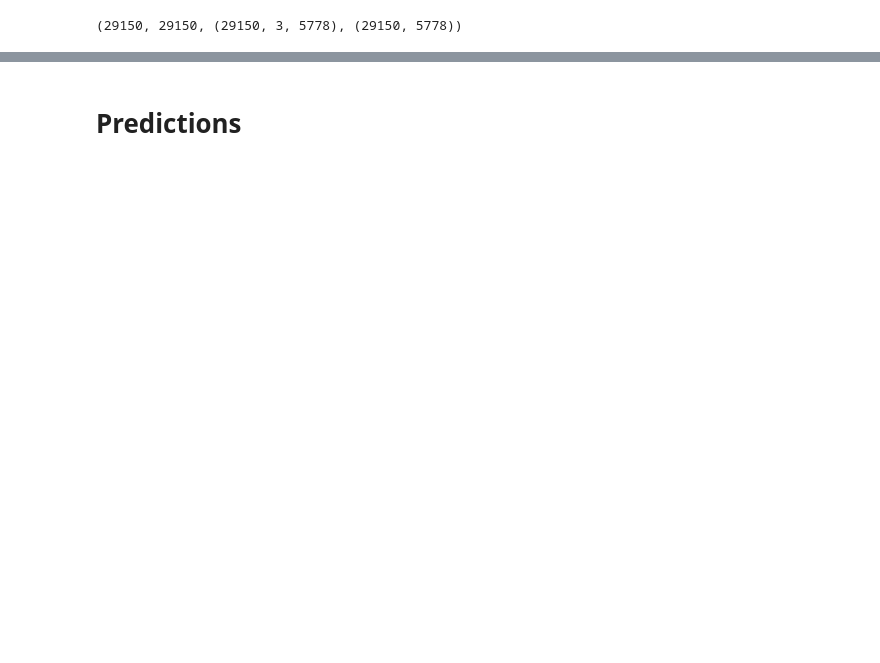
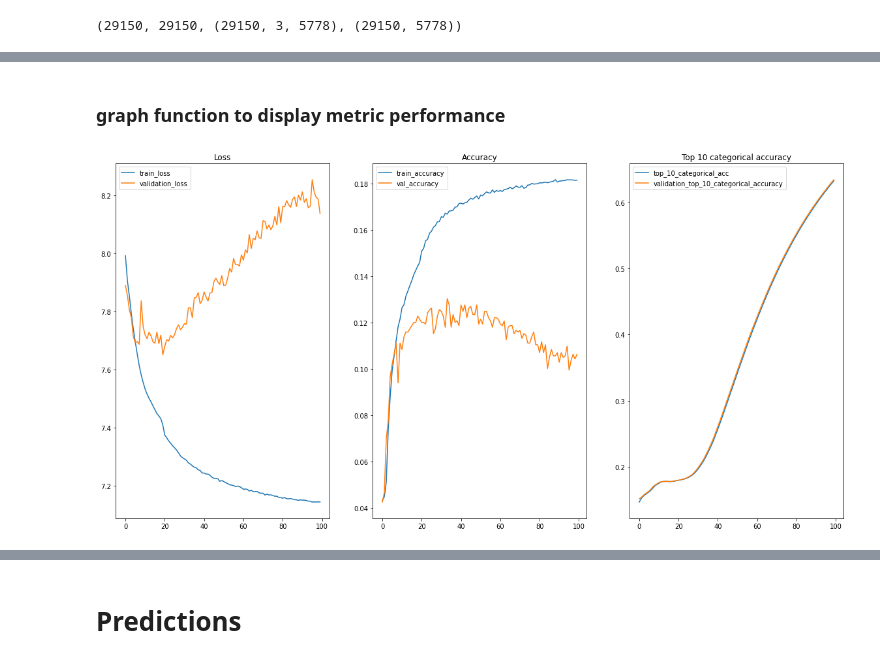
Before and after one commit to VaneezaAhmad/Text-Prediction, a Jupyter notebook: Urdu_predictive_text.ipynb, the cells around one changed output, grey strips where cells are left out. Cells and saved outputs as stored; diff of their text form; code cells hidden in the pictures; blank space fills up the shorter version.

```diff
--- a/Urdu_predictive_text.ipynb
+++ b/Urdu_predictive_text.ipynb
@@ -242,16 +296,16 @@ ax3.legend()
 # %%
-model = Sequential()
-model.add(LSTM(128, input_shape=(X.shape[1], X.shape[2]), return_sequences=True))
-model.add(Dropout(0.2))
-model.add(LSTM(128))
-model.add(Dropout(0.3))
-model.add(Dense(y.shape[1], activation='relu'))
-model.add(Activation("softmax"))
-print(model.summary())
+model1 = Sequential()
+model1.add(LSTM(128, input_shape=(X.shape[1], X.shape[2]), return_sequences=True))
+model1.add(Dropout(0.2))
+model1.add(LSTM(128))
+model1.add(Dropout(0.3))
+model1.add(Dense(y.shape[1], activation='relu'))
+model1.add(Activation("softmax"))
+print(model1.summary())
 
 optimizer = RMSprop(learning_rate=0.001)
 
-model.compile(optimizer=optimizer, loss="categorical_crossentropy", metrics=["accuracy", tf.keras.metrics.TopKCategoricalAccuracy(k=5)])
+model1.compile(optimizer=optimizer, loss="categorical_crossentropy", metrics=["accuracy", tf.keras.metrics.TopKCategoricalAccuracy(k=5)])
 
 early_stop = EarlyStopping(monitor='val_loss', min_delta=1e-1,
                            verbose=1,
@@ -281,3 +354,5 @@ NameError: ignored
+# %% [markdown]
+### graph function to display metric performance
 # %%
 def graph(results):
   train_loss = results['loss']
@@ -307,0 +384,4 @@ def graph(results):
+# %%
+graph(results1)
+# %% [output]
+[figure, added]
```
Also changed, not shown: parts of 78 cells of this notebook.
